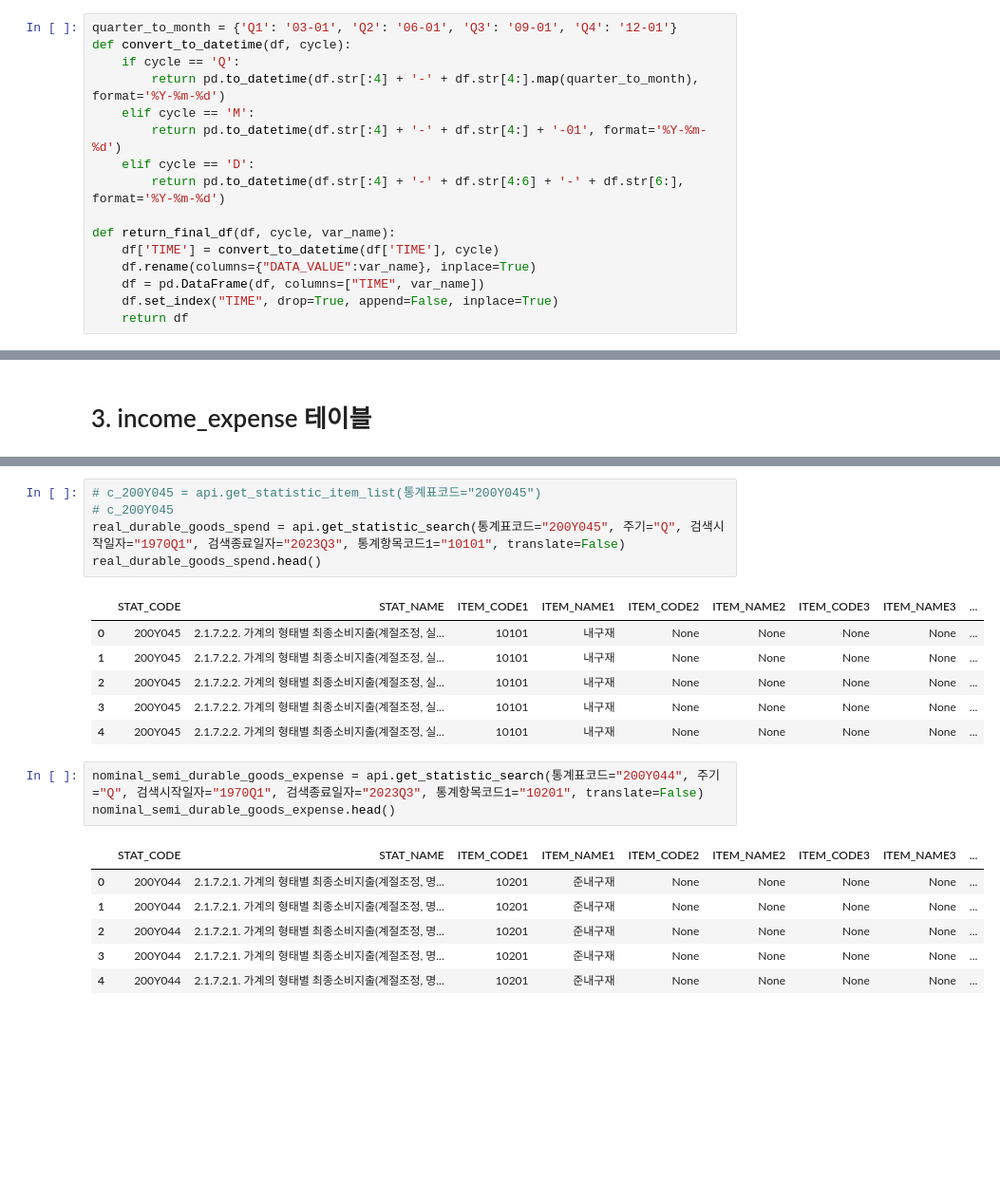
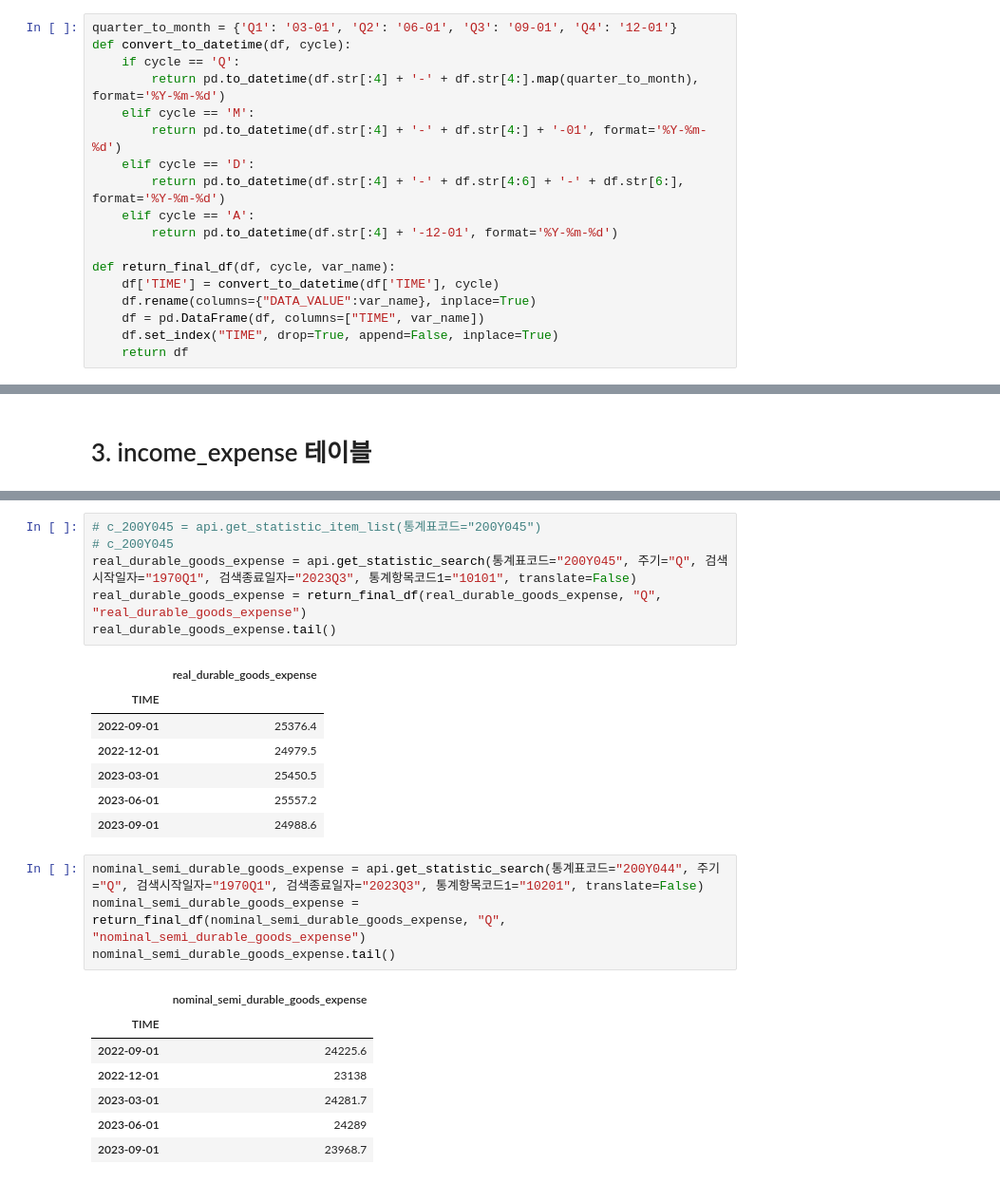
Before and after one commit to MacroEconomyAndEstate/economy-real_estate-BI, a Jupyter notebook: wonkyung/economy_nums.ipynb, the cells around one changed output, grey strips where cells are left out. Shown at 95% size. Drawn from its saved outputs; the diff is of its cells as text; blank space fills up the shorter version.

```diff
--- a/wonkyung/economy_nums.ipynb
+++ b/wonkyung/economy_nums.ipynb
@@ -12,6 +12,8 @@ def convert_to_datetime(df, cycle):
         return pd.to_datetime(df.str[:4] + '-' + df.str[4:] + '-01', format='%Y-%m-%d')
     elif cycle == 'D':
         return pd.to_datetime(df.str[:4] + '-' + df.str[4:6] + '-' + df.str[6:], format='%Y-%m-%d')
+    elif cycle == 'A':
+        return pd.to_datetime(df.str[:4] + '-12-01', format='%Y-%m-%d')
 
 def return_final_df(df, cycle, var_name):
     df['TIME'] = convert_to_datetime(df['TIME'], cycle)
@@ -451,24 +464,28 @@ c_200Y044
 # %%
 # c_200Y045 = api.get_statistic_item_list(통계표코드="200Y045")
 # c_200Y045
-real_durable_goods_spend = api.get_statistic_search(통계표코드="200Y045", 주기="Q", 검색시작일자="1970Q1", 검색종료일자="2023Q3", 통계항목코드1="10101", translate=False)
-real_durable_goods_spend.head()
+real_durable_goods_expense = api.get_statistic_search(통계표코드="200Y045", 주기="Q", 검색시작일자="1970Q1", 검색종료일자="2023Q3", 통계항목코드1="10101", translate=False)
+real_durable_goods_expense = return_final_df(real_durable_goods_expense, "Q", "real_durable_goods_expense")
+real_durable_goods_expense.tail()
 # %% [output]
-|  | STAT_CODE | STAT_NAME | ITEM_CODE1 | ITEM_NAME1 | ITEM_CODE2 | ITEM_NAME2 | ITEM_CODE3 | ITEM_NAME3 | ... |
-| 0 | 200Y045 | 2.1.7.2.2. 가계의 형태별 최종소비지출(계절조정, 실... | 10101 | 내구재 | None | None | None | None | ... |
-| 1 | 200Y045 | 2.1.7.2.2. 가계의 형태별 최종소비지출(계절조정, 실... | 10101 | 내구재 | None | None | None | None | ... |
-| 2 | 200Y045 | 2.1.7.2.2. 가계의 형태별 최종소비지출(계절조정, 실... | 10101 | 내구재 | None | None | None | None | ... |
-| 3 | 200Y045 | 2.1.7.2.2. 가계의 형태별 최종소비지출(계절조정, 실... | 10101 | 내구재 | None | None | None | None | ... |
-| 4 | 200Y045 | 2.1.7.2.2. 가계의 형태별 최종소비지출(계절조정, 실... | 10101 | 내구재 | None | None | None | None | ... |
+|  | real_durable_goods_expense |
+| TIME |  |
+| 2022-09-01 | 25376.4 |
+| 2022-12-01 | 24979.5 |
+| 2023-03-01 | 25450.5 |
+| 2023-06-01 | 25557.2 |
+| 2023-09-01 | 24988.6 |
 # %%
 nominal_semi_durable_goods_expense = api.get_statistic_search(통계표코드="200Y044", 주기="Q", 검색시작일자="1970Q1", 검색종료일자="2023Q3", 통계항목코드1="10201", translate=False)
-nominal_semi_durable_goods_expense.head()
+nominal_semi_durable_goods_expense = return_final_df(nominal_semi_durable_goods_expense, "Q", "nominal_semi_durable_goods_expense")
+nominal_semi_durable_goods_expense.tail()
 # %% [output]
-|  | STAT_CODE | STAT_NAME | ITEM_CODE1 | ITEM_NAME1 | ITEM_CODE2 | ITEM_NAME2 | ITEM_CODE3 | ITEM_NAME3 | ... |
-| 0 | 200Y044 | 2.1.7.2.1. 가계의 형태별 최종소비지출(계절조정, 명... | 10201 | 준내구재 | None | None | None | None | ... |
-| 1 | 200Y044 | 2.1.7.2.1. 가계의 형태별 최종소비지출(계절조정, 명... | 10201 | 준내구재 | None | None | None | None | ... |
-| 2 | 200Y044 | 2.1.7.2.1. 가계의 형태별 최종소비지출(계절조정, 명... | 10201 | 준내구재 | None | None | None | None | ... |
-| 3 | 200Y044 | 2.1.7.2.1. 가계의 형태별 최종소비지출(계절조정, 명... | 10201 | 준내구재 | None | None | None | None | ... |
-| 4 | 200Y044 | 2.1.7.2.1. 가계의 형태별 최종소비지출(계절조정, 명... | 10201 | 준내구재 | None | None | None | None | ... |
+|  | nominal_semi_durable_goods_expense |
+| TIME |  |
+| 2022-09-01 | 24225.6 |
+| 2022-12-01 | 23138 |
+| 2023-03-01 | 24281.7 |
+| 2023-06-01 | 24289 |
+| 2023-09-01 | 23968.7 |
 # %%
 real_semi_durable_goods_expense = api.get_statistic_search(통계표코드="200Y045", 주기="Q", 검색시작일자="1970Q1", 검색종료일자="2023Q3", 통계항목코드1="10201", translate=False)
```
Also changed, not shown: parts of 12 cells of this notebook.
